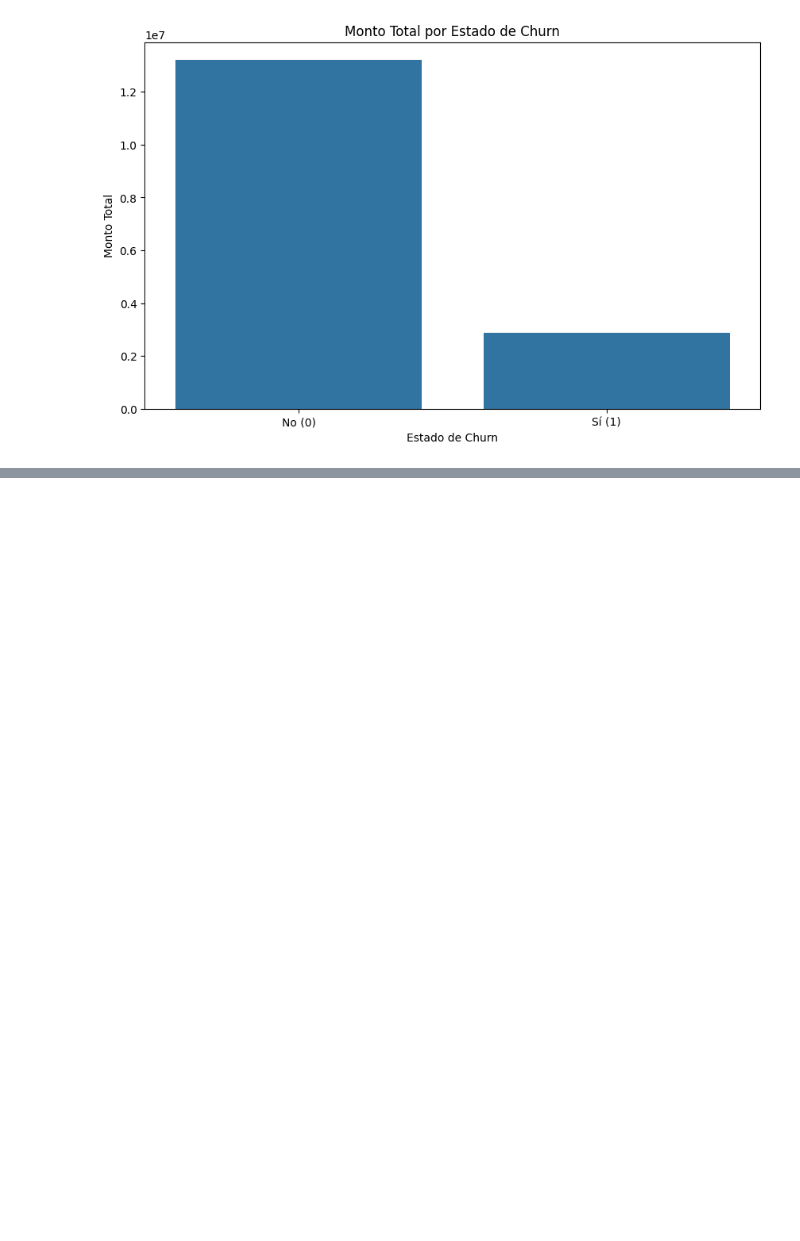
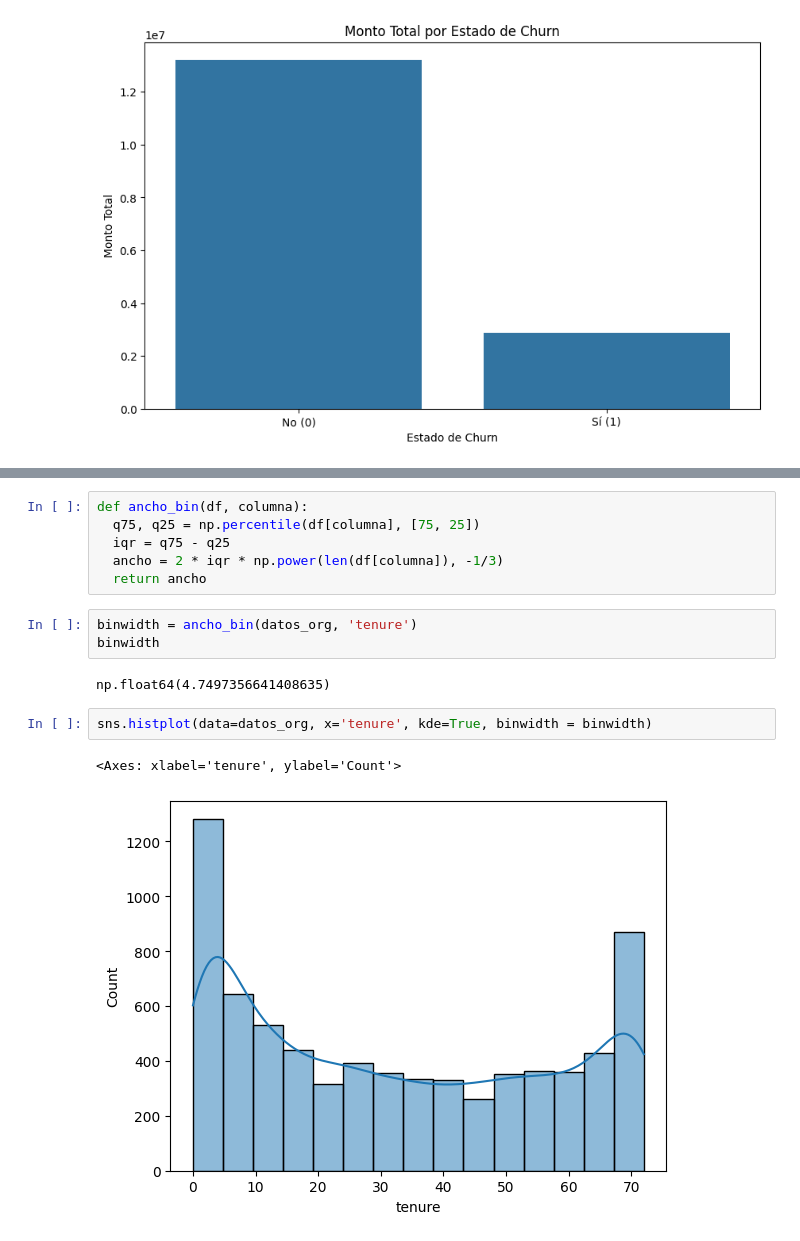
Before and after one commit to Antonio-B85/challenge-Parte-2--TelecomX, a Jupyter notebook: TelecomX_Parte2.ipynb, the cells around one changed output, grey strips where cells are left out. Saved outputs shown, nothing was run; the diff lists cells and outputs as text; blank space fills up the shorter version.

Commit message:
Analizando la distribución de datos

```diff
--- a/TelecomX_Parte2.ipynb
+++ b/TelecomX_Parte2.ipynb
@@ -543,0 +555,16 @@ plt.show()
+# %%
+def ancho_bin(df, columna):
+  q75, q25 = np.percentile(df[columna], [75, 25])
+  iqr = q75 - q25
+  ancho = 2 * iqr * np.power(len(df[columna]), -1/3)
+  return ancho
+# %%
+binwidth = ancho_bin(datos_org, 'tenure')
+binwidth
+# %% [output]
+np.float64(4.7497356641408635)
+# %%
+sns.histplot(data=datos_org, x='tenure', kde=True, binwidth = binwidth)
+# %% [output]
+<Axes: xlabel='tenure', ylabel='Count'>
+[figure, added]
```
Also changed, not shown: parts of 3 cells of this notebook.
